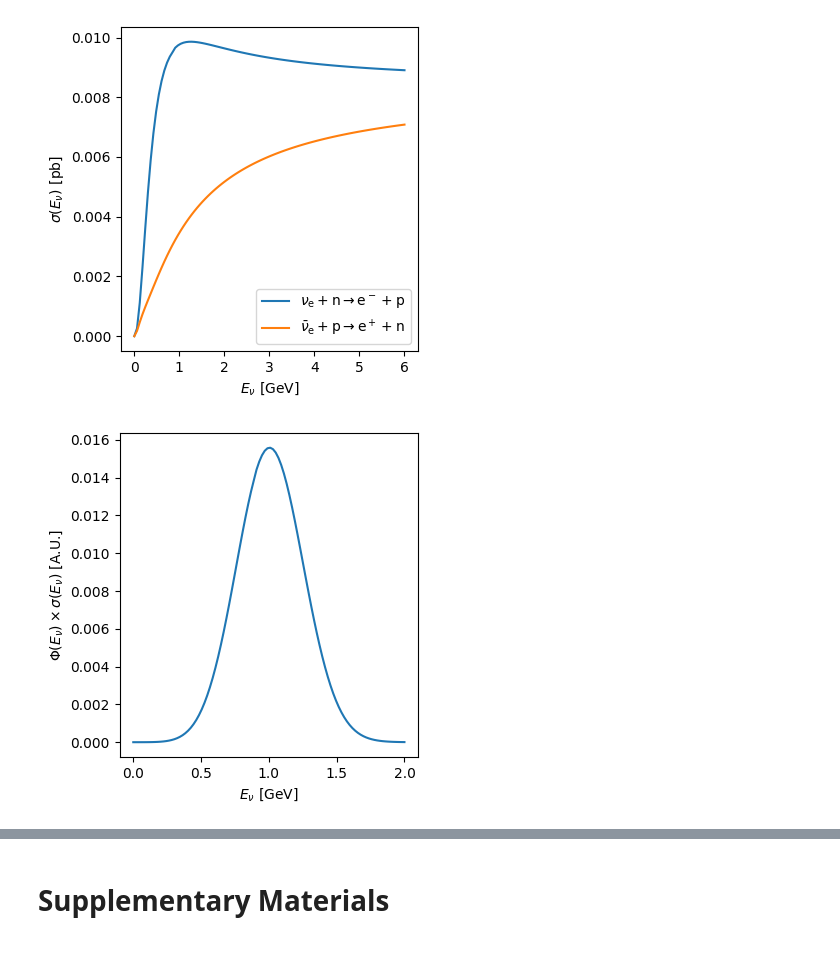
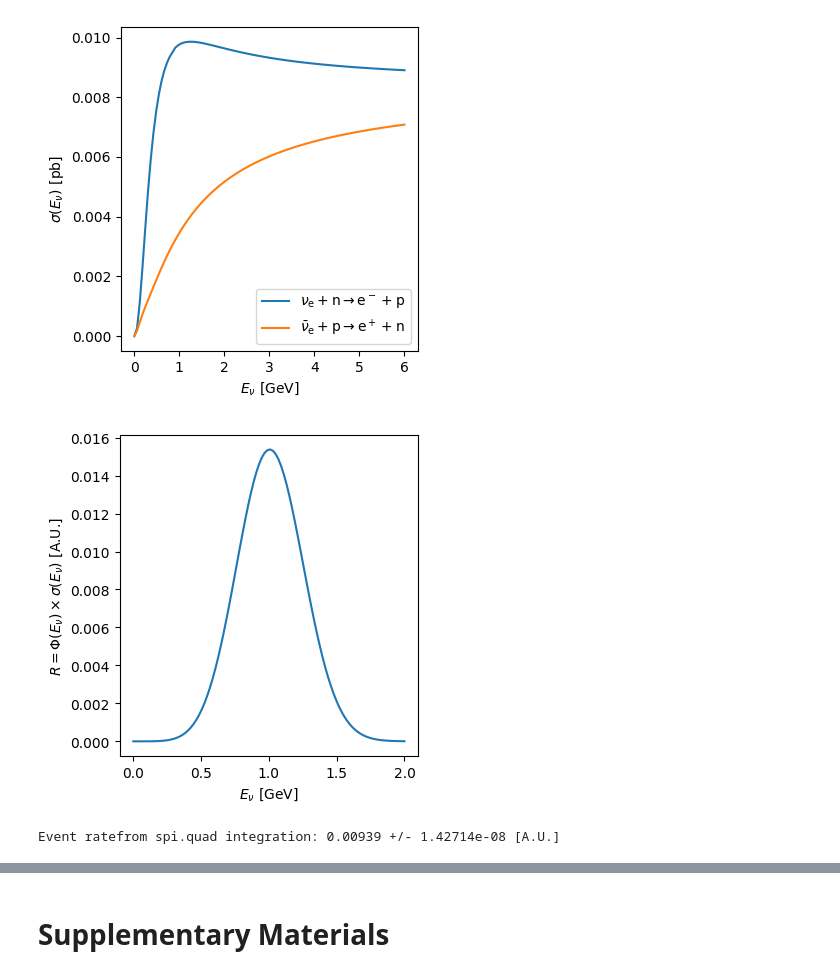
Before and after one commit to luketpickering/JupyNuGen, a Jupyter notebook: JupyNuGen.ipynb, the cells around one changed output, grey strips where cells are left out. Saved outputs shown, nothing was run; the diff lists cells and outputs as text; code cells hidden in the pictures.

Commit message:
gets to ANL evrate prediction

```diff
--- a/JupyNuGen.ipynb
+++ b/JupyNuGen.ipynb
@@ -1295,22 +1321,27 @@ plt.show()
 # %% [output]
 [figure]
 # %%
-def MakeToyGausFluxEventRate(flux_mean, flux_width, nupid):
+def MakeEventRateGausFluxSpline(flux_mean, flux_width, nupid):
     enu_dist = norm(flux_mean, flux_width).pdf
-    enu_knots = np.linspace(0,flux_mean + 10*flux_width, 1000)
-    totxs = np.array([LSQESigmaPhysical(enu, 12) for enu in enu_knots])
-    def ToyGausFluxEventRate(enu):
+    enu_knots = np.linspace(0,flux_mean + 10*flux_width, 250)
+    totxs = np.array([LSQESigmaPhysical(enu, nupid) for enu in enu_knots])
+    def EventRateGausFluxSpline(enu):
         return np.interp(enu, enu_knots, totxs) * enu_dist(enu)
-    return ToyGausFluxEventRate
+    return EventRateGausFluxSpline
 # %%
 nupid = 14
-enus = np.linspace(0,2,100)
+enur = (0,2)
+enus = np.linspace(*enur,100)
 
-precalculated_EventRate = MakeToyGausFluxEventRate(1, 0.25, 14)
+evrate = MakeEventRateGausFluxSpline(1, 0.25, 14)
 
-plt.plot(enus, precalculated_EventRate(enus))
+plt.plot(enus, evrate(enus))
 plt.xlabel(r"$E_\nu$ [GeV]")
-plt.ylabel(r"$\Phi(E_\nu)\times \sigma(E_\nu)$ [A.U.]")
+plt.ylabel(r"$R = \Phi(E_\nu)\times \sigma(E_\nu)$ [A.U.]")
 plt.show()
+
+fint, finterr = spi.quad(lambda E_nu_GeV: evrate(E_nu_GeV), *enur)
+print("Event ratefrom spi.quad integration: %.5f +/- %.5e [A.U.]" % (fint, finterr))
 # %% [output]
-[figure, old version]
+[figure, new version]
+Event ratefrom spi.quad integration: 0.00939 +/- 1.42714e-08 [A.U.]
```
Also changed, not shown: parts of 43 cells of this notebook.
